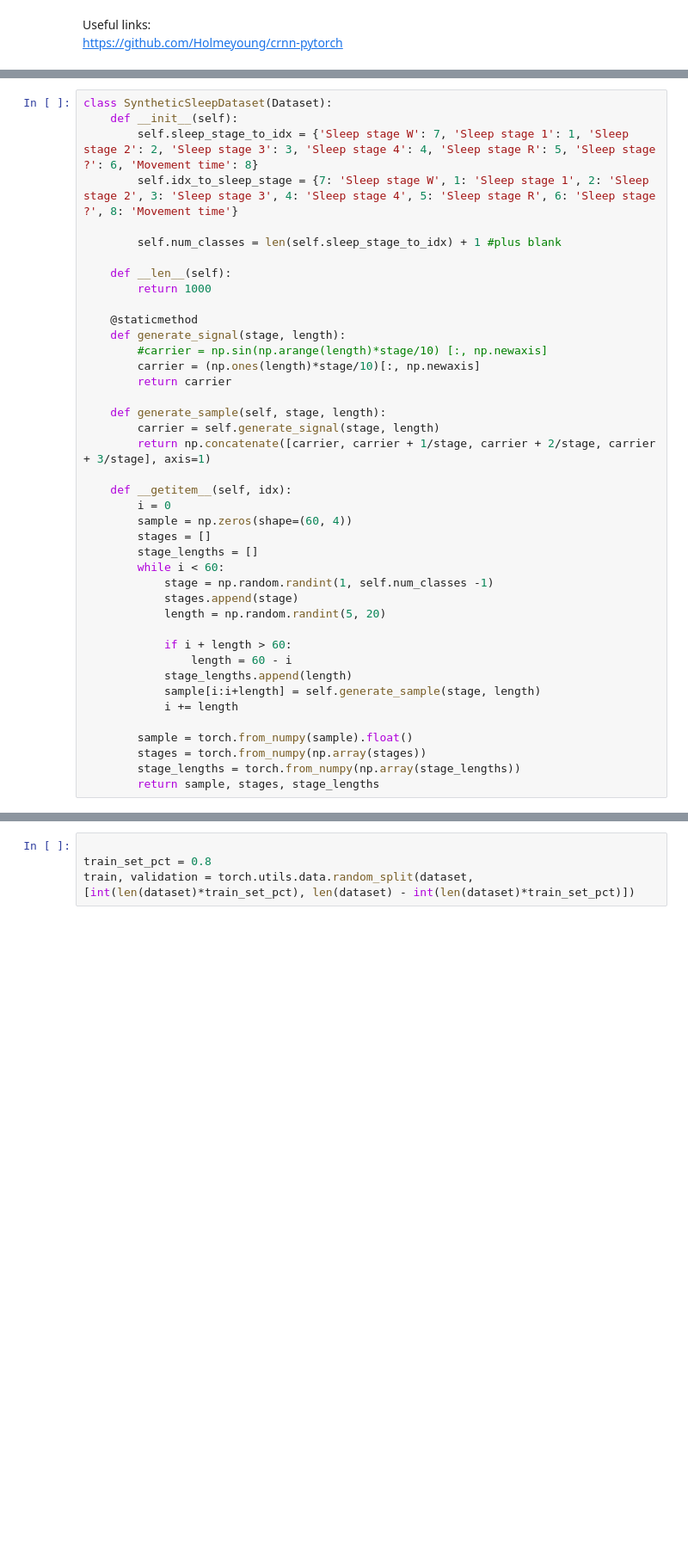
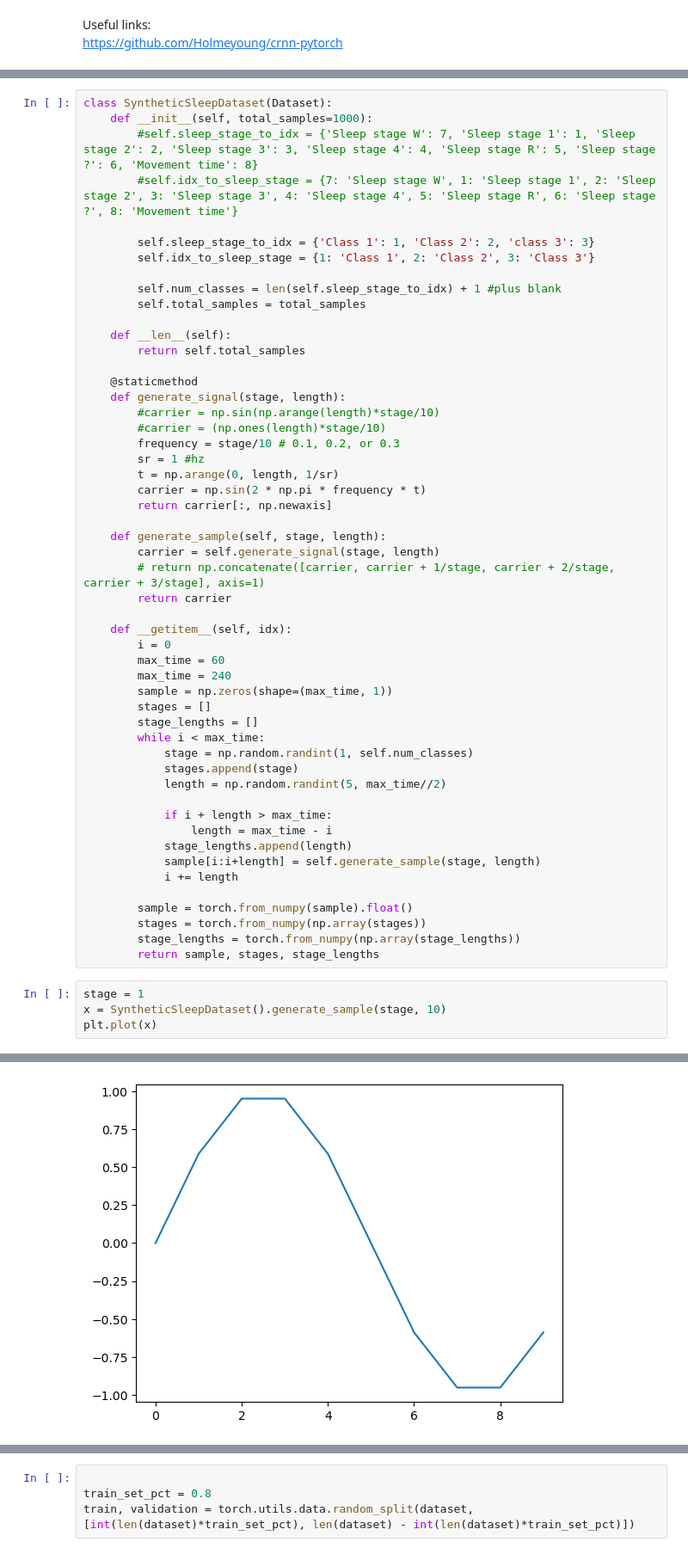
Before and after one commit to Whitesheep18/dlsp, a Jupyter notebook: CTC/sleep_stages_ctc.ipynb, the cells around one changed output, grey strips where cells are left out. Shown: that part at 86% size. Cells and saved outputs as stored; diff of their text form; blank space fills up the shorter version.

```diff
--- a/CTC/sleep_stages_ctc.ipynb
+++ b/CTC/sleep_stages_ctc.ipynb
@@ -45,37 +45,48 @@ class SleepDataset(Dataset):
         return X, y, stage_lengths
 # %%
 class SyntheticSleepDataset(Dataset):
-    def __init__(self):
-        self.sleep_stage_to_idx = {'Sleep stage W': 7, 'Sleep stage 1': 1, 'Sleep stage 2': 2, 'Sleep stage 3': 3, 'Sleep stage 4': 4, 'Sleep stage R': 5, 'Sleep stage ?': 6, 'Movement time': 8}
-        self.idx_to_sleep_stage = {7: 'Sleep stage W', 1: 'Sleep stage 1', 2: 'Sleep stage 2', 3: 'Sleep stage 3', 4: 'Sleep stage 4', 5: 'Sleep stage R', 6: 'Sleep stage ?', 8: 'Movement time'}
+    def __init__(self, total_samples=1000):
+        #self.sleep_stage_to_idx = {'Sleep stage W': 7, 'Sleep stage 1': 1, 'Sleep stage 2': 2, 'Sleep stage 3': 3, 'Sleep stage 4': 4, 'Sleep stage R': 5, 'Sleep stage ?': 6, 'Movement time': 8}
+        #self.idx_to_sleep_stage = {7: 'Sleep stage W', 1: 'Sleep stage 1', 2: 'Sleep stage 2', 3: 'Sleep stage 3', 4: 'Sleep stage 4', 5: 'Sleep stage R', 6: 'Sleep stage ?', 8: 'Movement time'}
+
+        self.sleep_stage_to_idx = {'Class 1': 1, 'Class 2': 2, 'class 3': 3}
+        self.idx_to_sleep_stage = {1: 'Class 1', 2: 'Class 2', 3: 'Class 3'}
 
         self.num_classes = len(self.sleep_stage_to_idx) + 1 #plus blank
+        self.total_samples = total_samples
 
     def __len__(self):
-        return 1000
+        return self.total_samples
 
     @staticmethod
     def generate_signal(stage, length):
-        #carrier = np.sin(np.arange(length)*stage/10) [:, np.newaxis]
-        carrier = (np.ones(length)*stage/10)[:, np.newaxis]
-        return carrier
+        #carrier = np.sin(np.arange(length)*stage/10)
+        #carrier = (np.ones(length)*stage/10)
+        frequency = stage/10 # 0.1, 0.2, or 0.3
+        sr = 1 #hz
+        t = np.arange(0, length, 1/sr)
+        carrier = np.sin(2 * np.pi * frequency * t)
+        return carrier[:, np.newaxis]
 
     def generate_sample(self, stage, length):
         carrier = self.generate_signal(stage, length)
-        return np.concatenate([carrier, carrier + 1/stage, carrier + 2/stage, carrier + 3/stage], axis=1)
+        # return np.concatenate([carrier, carrier + 1/stage, carrier + 2/stage, carrier + 3/stage], axis=1)
+        return carrier
 
     def __getitem__(self, idx):
         i = 0
-        sample = np.zeros(shape=(60, 4))
+        max_time = 60
+        max_time = 240
+        sample = np.zeros(shape=(max_time, 1))
         stages = []
         stage_lengths = []
-        while i < 60:
-            stage = np.random.randint(1, self.num_classes -1)
+        while i < max_time:
+            stage = np.random.randint(1, self.num_classes)
             stages.append(stage)
-            length = np.random.randint(5, 20)
+            length = np.random.randint(5, max_time//2)
 
-            if i + length > 60:
-                length = 60 - i
+            if i + length > max_time:
+                length = max_time - i
             stage_lengths.append(length)
             sample[i:i+length] = self.generate_sample(stage, length)
             i += length
@@ -84,3 +95,8 @@ class SyntheticSleepDataset(Dataset):
         stages = torch.from_numpy(np.array(stages))
         stage_lengths = torch.from_numpy(np.array(stage_lengths))
         return sample, stages, stage_lengths
+# %%
+stage = 1
+x = SyntheticSleepDataset().generate_sample(stage, 10)
+plt.plot(x)
+# %% [output]
@@ -86,0 +104 @@ class SyntheticSleepDataset(Dataset):
+[figure, added]
```
Also changed, not shown: parts of 14 cells of this notebook, 2 other files.
